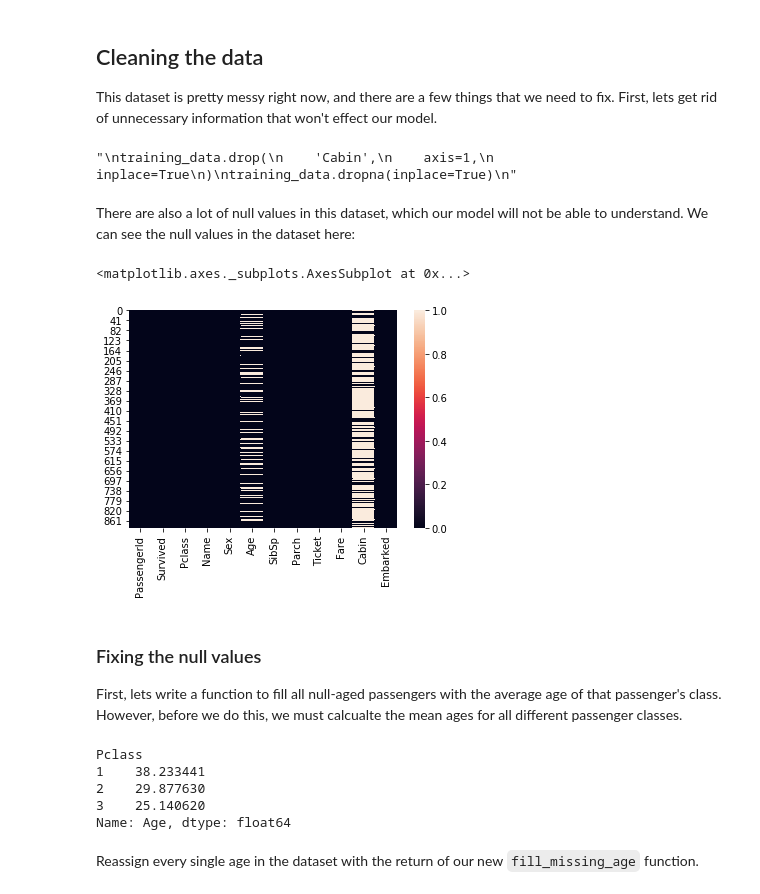
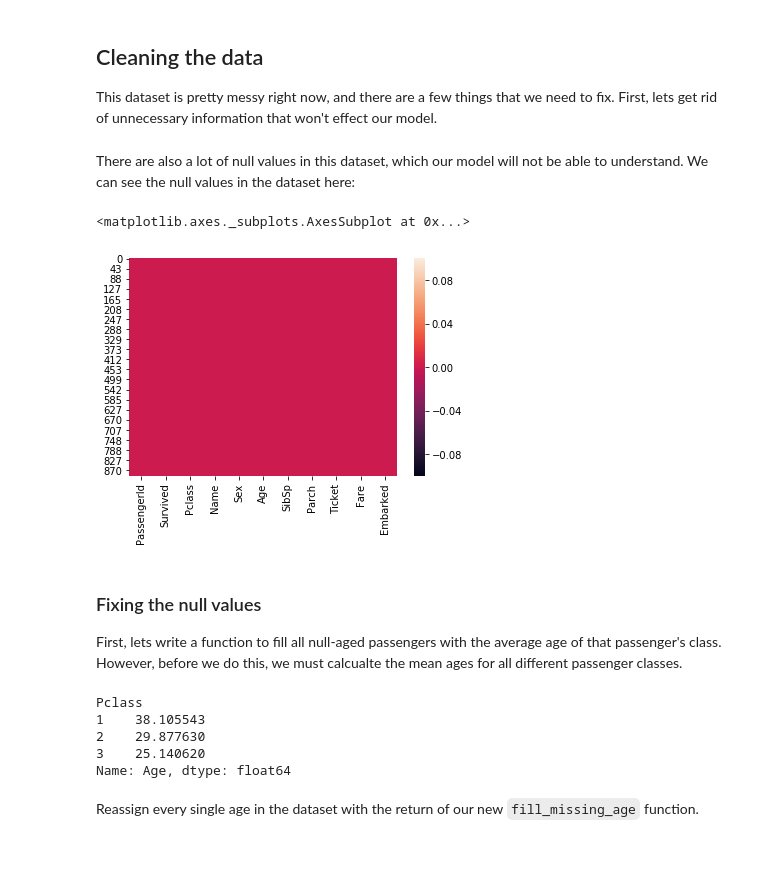
Before and after one commit to mattnappo/basic-ml, a Jupyter notebook: Notebooks/Titanic/TitanicSurvival.ipynb, the cells around one changed output. Saved outputs shown, nothing was run; the diff lists cells and outputs as text; code cells hidden in the pictures; blank space fills up the shorter version.

```diff
--- a/Notebooks/Titanic/TitanicSurvival.ipynb
+++ b/Notebooks/Titanic/TitanicSurvival.ipynb
@@ -10,10 +10,9 @@ import matplotlib.pyplot as plt
 import seaborn as sns
 %matplotlib inline
 # %%
-training_data = pd.read_csv('./data/train.csv')
-testing_data = pd.read_csv('./data/test.csv')
+data = pd.read_csv('./data/train.csv')
 
-training_data.head()
+data.head()
 # %% [output]
 |  | PassengerId | Survived | Pclass | Name | Sex | Age | SibSp | Parch | Ticket | Fare | ... |
 | 0 | 1 | 0 | 3 | Braund, Mr. Owen Harris | male | 22.0 | 1 | 0 | A/5 21171 | 7.2500 | ... |
@@ -35,33 +34,30 @@ sns.boxplot(
 ## Cleaning the data
 This dataset is pretty messy right now, and there are a few things that we need to fix. First, lets get rid of unnecessary information that won't effect our model.
 # %%
-'''
-training_data.drop(
+
+data.drop(
     'Cabin',
     axis=1,
     inplace=True
 )
-training_data.dropna(inplace=True)
-'''
+data.dropna(inplace=True)
-# %% [output]
-"\ntraining_data.drop(\n    'Cabin',\n    axis=1,\n    inplace=True\n)\ntraining_data.dropna(inplace=True)\n"
 # %% [markdown]
 There are also a lot of null values in this dataset, which our model will not be able to understand. We can see the null values in the dataset here:
 # %%
-null_values = training_data.isnull()
+null_values = data.isnull()
 sns.heatmap(null_values)
 # %% [output]
 <matplotlib.axes._subplots.AxesSubplot at 0x...>
-[figure, old version]
+[figure, new version]
 # %% [markdown]
 ### Fixing the null values
 First, lets write a function to fill all null-aged passengers with the average age of that passenger's class. However, before we do this, we must calcualte the mean ages for all different passenger classes.
 # %%
-age_means = training_data.groupby('Pclass')['Age'].mean()
+age_means = data.groupby('Pclass')['Age'].mean()
 print(age_means)
 # %% [output]
 Pclass
-1    38.233441
+1    38.105543
 2    29.877630
 3    25.140620
 Name: Age, dtype: float64
```
Also changed, not shown: parts of 17 cells of this notebook, 7 other files.
